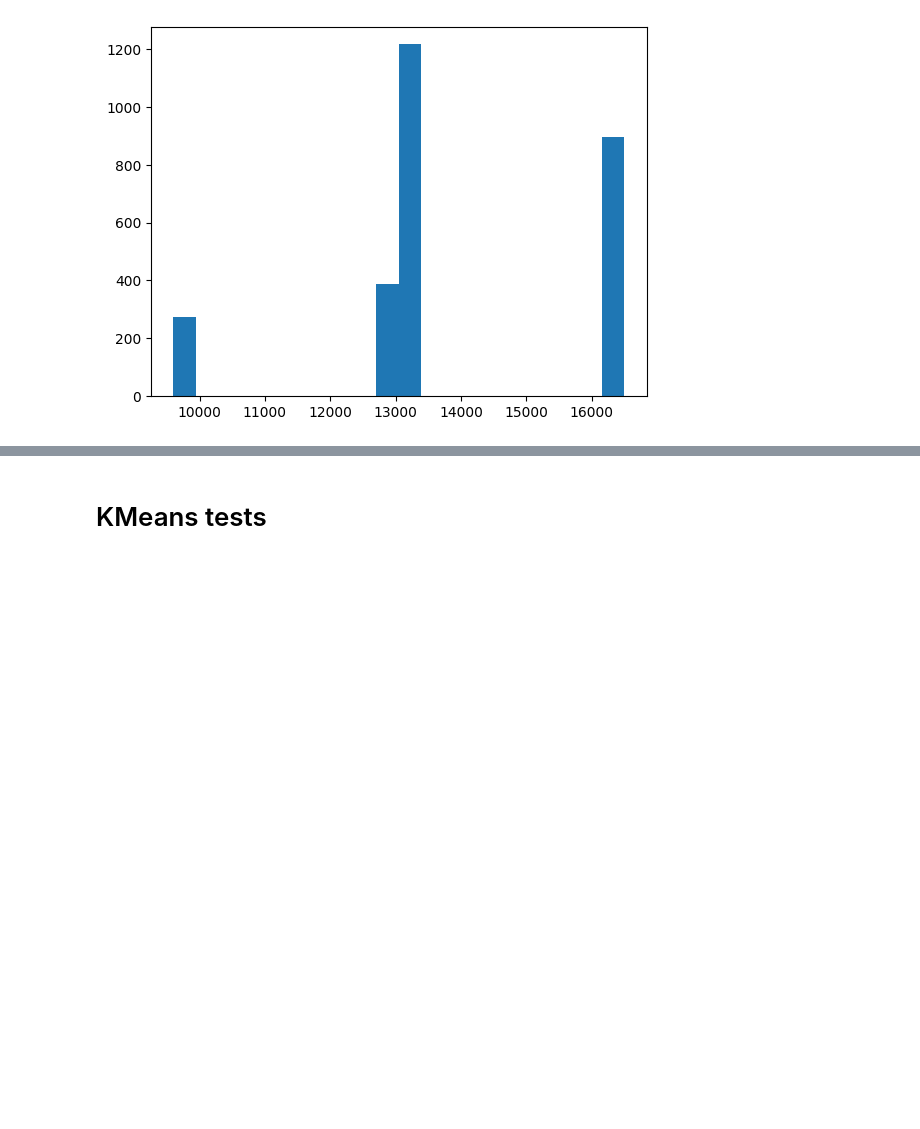
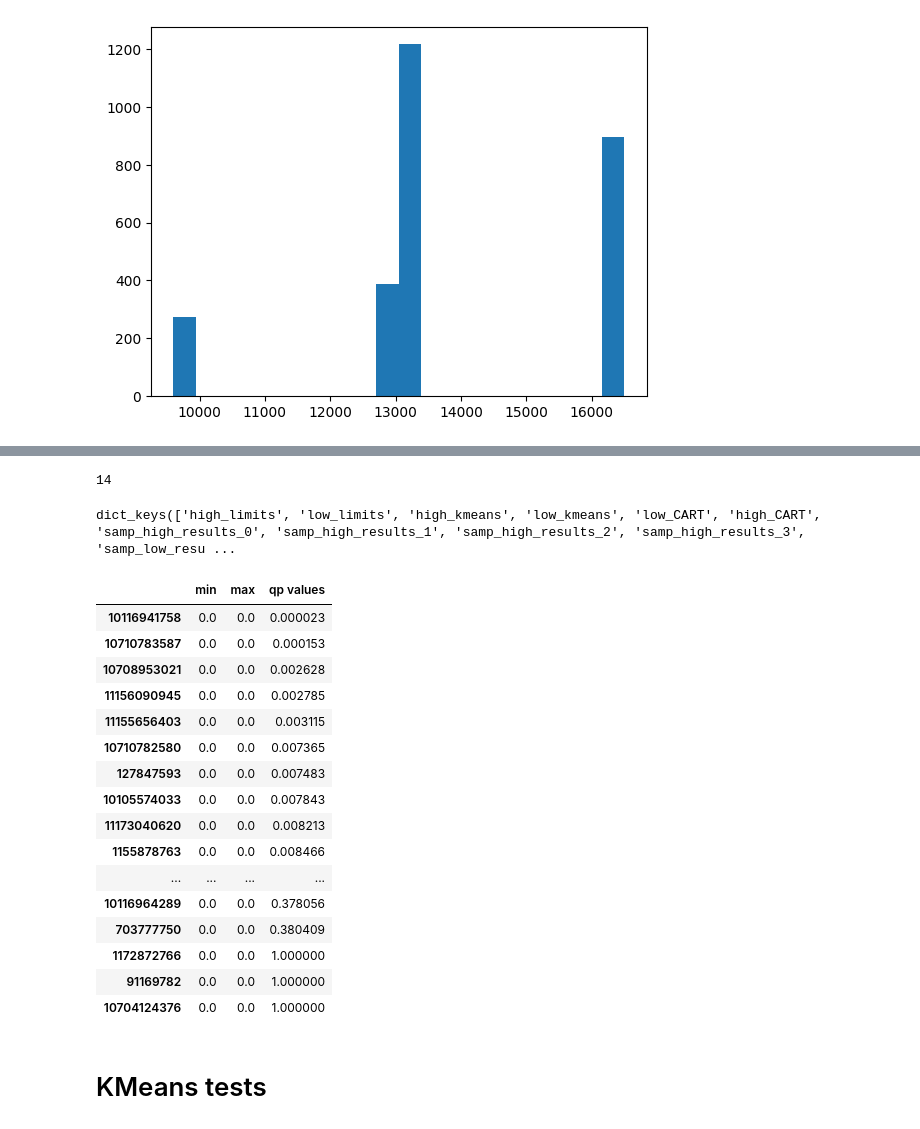
Before and after one commit to pfoytik/scenarioDiscovery, a Jupyter notebook: ema_clustering.ipynb, the cells around one changed output, grey strips where cells are left out. Drawn from its saved outputs; the diff is of its cells as text; code cells hidden in the pictures; blank space fills up the shorter version.

```diff
--- a/ema_clustering.ipynb
+++ b/ema_clustering.ipynb
@@ -280,6 +326,3 @@ plt.hist(low_results[0], bins=20)
 plt.show()
 # %% [output]
 [figure]
-# %%
-prim_alg = p_rim.Prim(low_inputs, low_results[0], threshold=14000.0, threshold_type="<")
-box = prim_alg.find_box()
@@ -306,2 +329,11 @@ box.limits
-# %%
-result_limits['low_limits'] = box.limits
+# %%
+### run prim on all samp_low_results
+for i in range(len(samp_low_results)):
+    prim_alg = p_rim.Prim(low_inputs.iloc[samp_low_results[i]], low_results.iloc[samp_low_results[i]][0], threshold=14000.0, threshold_type="<")
+    box = prim_alg.find_box()
+    print(len(box.limits))
+    result_limits['samp_low_results_' + str(i)] = box.limits
+
+
+#prim_alg = p_rim.Prim(high_inputs, high_results[0], threshold=22000.0, threshold_type=">")
+print(result_limits.keys())
@@ -308,3 +346,30 @@ result_limits['low_limits'] = box.limits
+# %%
+### drop key values 'samp_low_limits 0', 'samp_low_limits)0', 'samp_low_limits_0' from result_limits
+print(len(result_limits.keys()))
+result_limits.keys()
+# %% [output]
+14
+dict_keys(['high_limits', 'low_limits', 'high_kmeans', 'low_kmeans', 'low_CART', 'high_CART', 'samp_high_results_0', 'samp_high_results_1', 'samp_high_results_2', 'samp_high_results_3', 'samp_low_resu ...
+# %%
+result_limits['samp_low_results_1']
+# %% [output]
+|  | min | max | qp values |
+| 10116941758 | 0.0 | 0.0 | 0.000023 |
+| 10710783587 | 0.0 | 0.0 | 0.000153 |
+| 10708953021 | 0.0 | 0.0 | 0.002628 |
+| 11156090945 | 0.0 | 0.0 | 0.002785 |
+| 11155656403 | 0.0 | 0.0 | 0.003115 |
+| 10710782580 | 0.0 | 0.0 | 0.007365 |
+| 127847593 | 0.0 | 0.0 | 0.007483 |
+| 10105574033 | 0.0 | 0.0 | 0.007843 |
+| 11173040620 | 0.0 | 0.0 | 0.008213 |
+| 1155878763 | 0.0 | 0.0 | 0.008466 |
+| ... | ... | ... | ... |
+| 10116964289 | 0.0 | 0.0 | 0.378056 |
+| 703777750 | 0.0 | 0.0 | 0.380409 |
+| 1172872766 | 0.0 | 0.0 | 1.000000 |
+| 91169782 | 0.0 | 0.0 | 1.000000 |
+| 10704124376 | 0.0 | 0.0 | 1.000000 |
 # %% [markdown]
 # KMeans tests
 # %%
```
Also changed, not shown: parts of 23 cells of this notebook.
